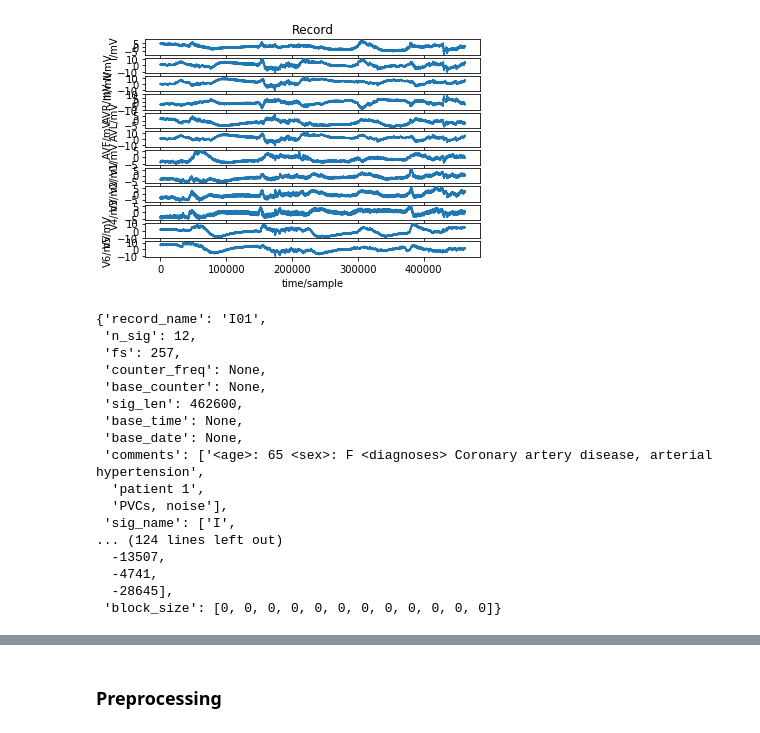
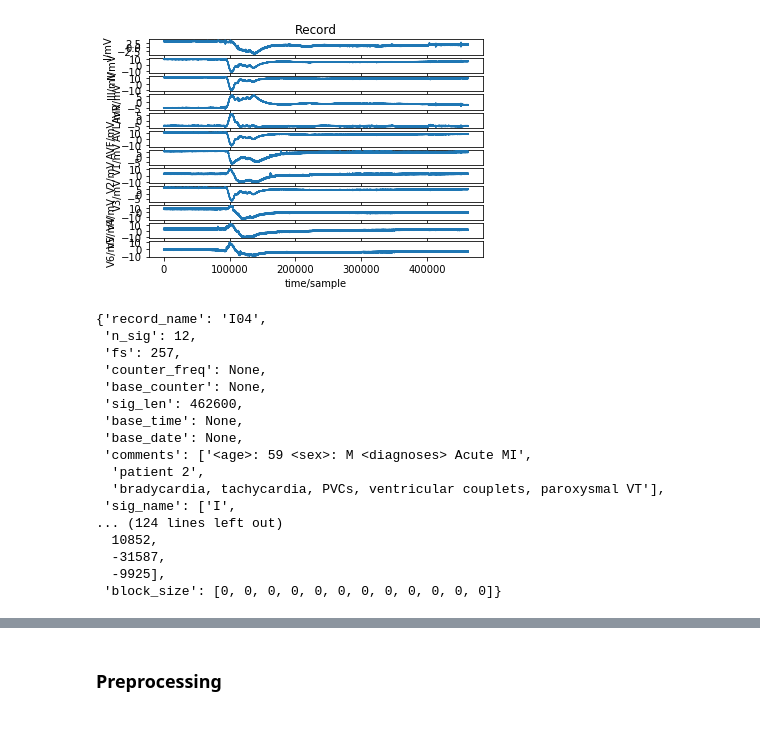
Before and after one commit to jells123/QRS-Detection, a Jupyter notebook: QRS-detectors.ipynb, the cells around one changed output, grey strips where cells are left out. Drawn from its saved outputs; the diff is of its cells as text; code cells hidden in the pictures.

```diff
--- a/QRS-detectors.ipynb
+++ b/QRS-detectors.ipynb
@@ -21,14 +21,14 @@ Successfully installed sklearn-0.0 wfdb-2.2.1
 # %%
 import wfdb
 
 # Demo - Read a wfdb record using the 'rdrecord' function into a wfdb.Record object.
 # Plot the signals, and show the data.
-record = wfdb.rdrecord('I01')
+record = wfdb.rdrecord('data/I04')
 wfdb.plot_wfdb(record=record, title='Record')
 display(record.__dict__)
 # %% [output]
-[figure, old version]
+[figure, new version]
-{'record_name': 'I01',
+{'record_name': 'I04',
  'n_sig': 12,
  'fs': 257,
  'counter_freq': None,
@@ -36,12 +36,12 @@ display(record.__dict__)
  'sig_len': 462600,
  'base_time': None,
  'base_date': None,
- 'comments': ['<age>: 65 <sex>: F <diagnoses> Coronary artery disease, arterial hypertension',
-  'patient 1',
-  'PVCs, noise'],
+ 'comments': ['<age>: 59 <sex>: M <diagnoses> Acute MI',
+  'patient 2',
+  'bradycardia, tachycardia, PVCs, ventricular couplets, paroxysmal VT'],
  'sig_name': ['I',
 ... (124 lines left out)
-  -13507,
-  -4741,
-  -28645],
+  10852,
+  -31587,
+  -9925],
  'block_size': [0, 0, 0, 0, 0, 0, 0, 0, 0, 0, 0, 0]}
```
Also changed, not shown: parts of 14 cells of this notebook.
